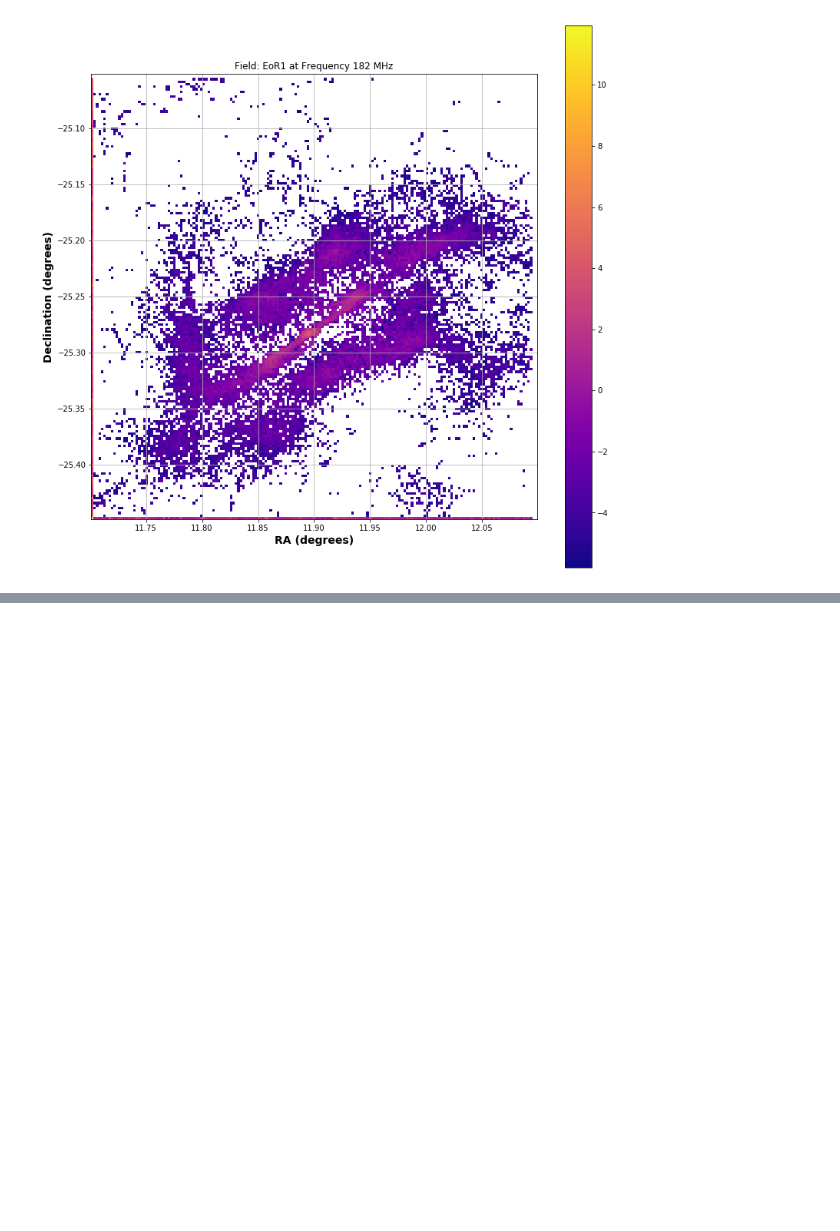
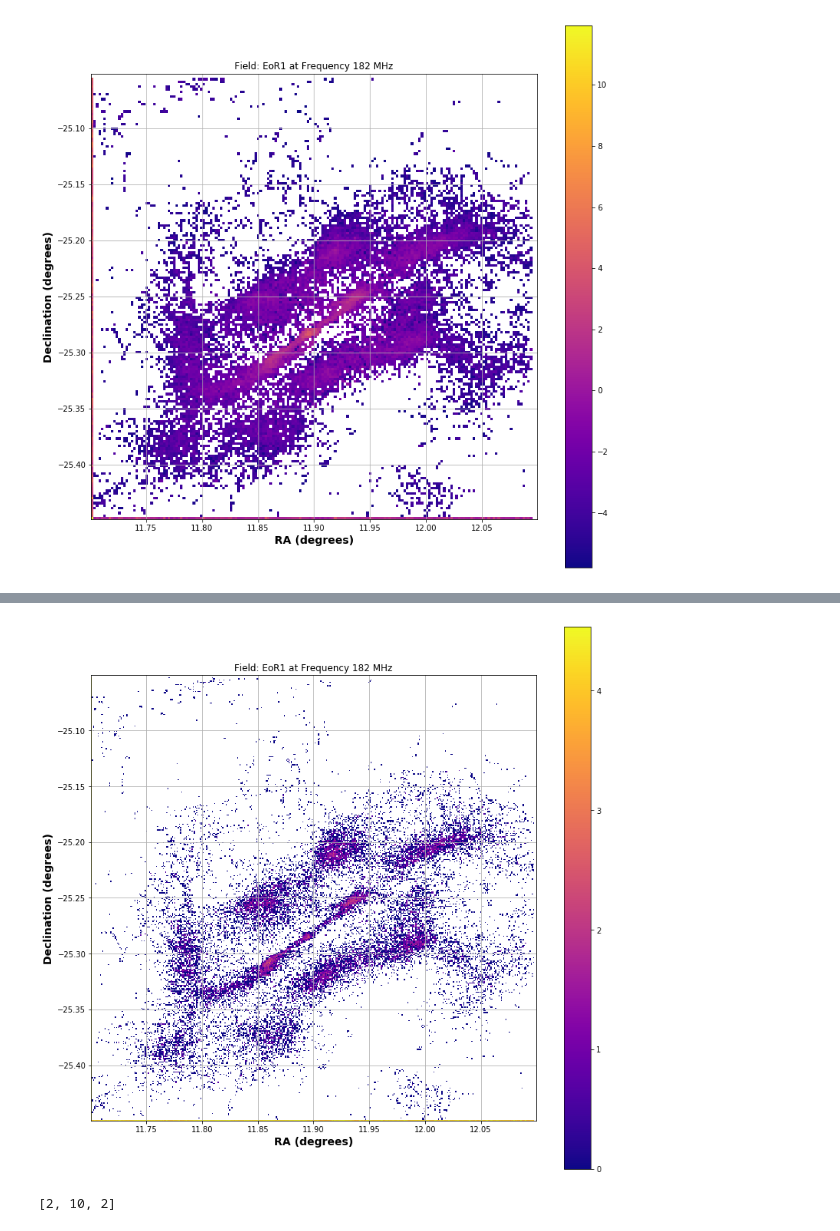
Before and after one commit to nicholebarry/radio-eyes, a Jupyter notebook: week3.1.ipynb, the cells around one changed output, grey strips where cells are left out. Saved outputs shown, nothing was run; the diff lists cells and outputs as text; code cells hidden in the pictures; blank space fills up the shorter version.

```diff
--- a/week3.1.ipynb
+++ b/week3.1.ipynb
@@ -23,8 +37,9 @@ for i in aug23:
     hdu_list = fits.open(filename)
     #pulls out actual data from hdu
     data = hdu_list[1].data[0]
+    #initialize a list : list multiplication
     #id random interger
-    eye = data[0]
+    eye = [i]*len(data[0])
     #declanation random interger
     dec = data[1]
     #right ascension of the component
@@ -109,6 +134,6 @@ def pixelate(ra_zoom, dec_zoom, n_bins, ra_overall, dec_overall, eye_overall, fl
 # %%
 ra_zoom = [11.7, 12.1]
 dec_zoom = [-25.45, -25.15]
-n_bins = 180
+n_bins = 40
 # %%
-(pixels, ra_pixel_centers, dec_pixel_centers) = pixelate(ra_zoom, dec_zoom, n_bins, ra_overall, dec_overall, eye_overall, flux_overall)
+(pixels, ra_pixel_centers, dec_pixel_centers,contributed_obs) = pixelate(ra_zoom, dec_zoom, n_bins, ra_overall, dec_overall, eye_overall, flux_overall,n_obs)
@@ -188,0 +209,29 @@ TypeError: 'int' object is not subscriptable
+# %%
+#this makes the thing bigger!!
+plt.figure(figsize=(13,13))
+
+#imshow is a type of plot that shows the image (duh)
+#took the log of the flux scale which made things happen
+#interpolation made the pixels not fuzzy
+#origin reoriented the y axis so it goes from 0 to 100 instead of 100 to 0
+#cmap changed the colorbar so that the colors are sequentially dark-light in relation to flux
+plt.imshow(np.transpose(np.log(contributed_obs)), interpolation = "nearest", origin = "lower", cmap = "plasma",
+           extent = [ra_pixel_centers[0], ra_pixel_centers[len(ra_pixel_centers)-1],
+           dec_pixel_centers[0], dec_pixel_centers[len(dec_pixel_centers)-1]])
+
+#the x and y axis labels are not accurate right now but that's okay :)
+plt.xlabel('RA (degrees)',
+           fontweight='bold', size=14)
+plt.ylabel('Declination (degrees)',
+           fontweight='bold', size=14)
+plt.title('Field: EoR1 at Frequency 182 MHz')
+
+plt.colorbar()
+plt.grid()
+plt.show()
+# %% [output]
+[figure, added]
+# %%
+[2,10,2]
+# %% [output]
+[2, 10, 2]
```
Also changed, not shown: parts of 5 cells of this notebook, 2 other files.
